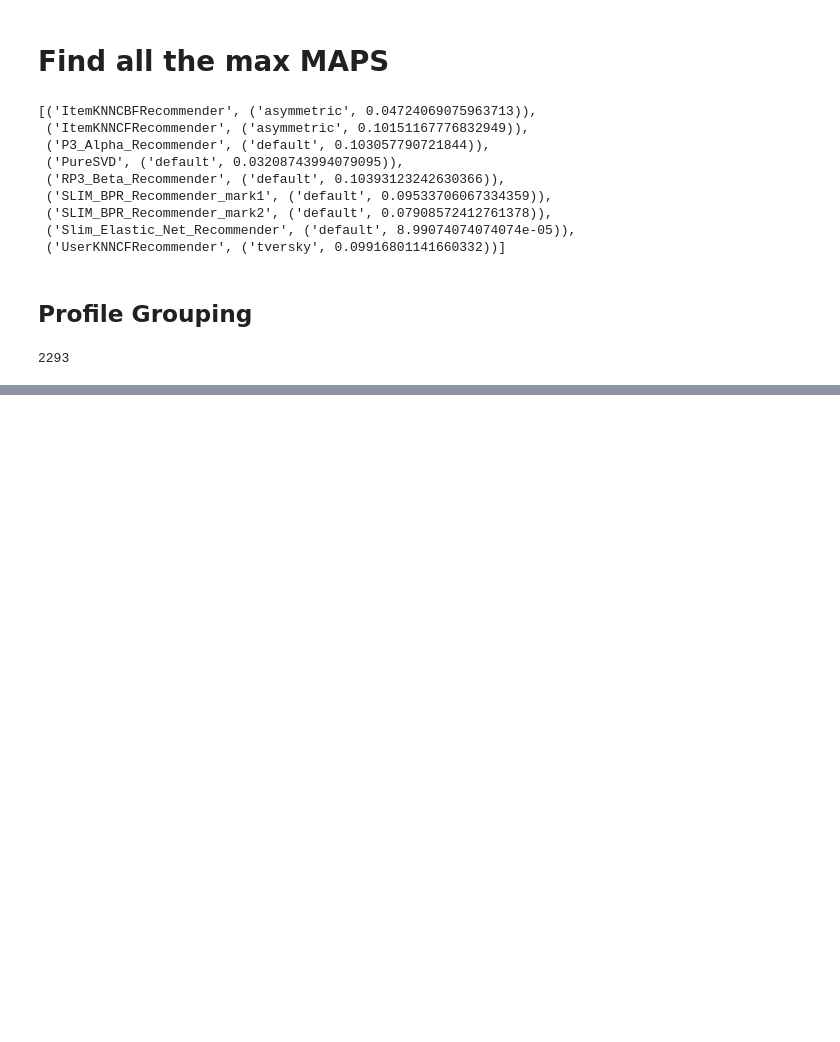
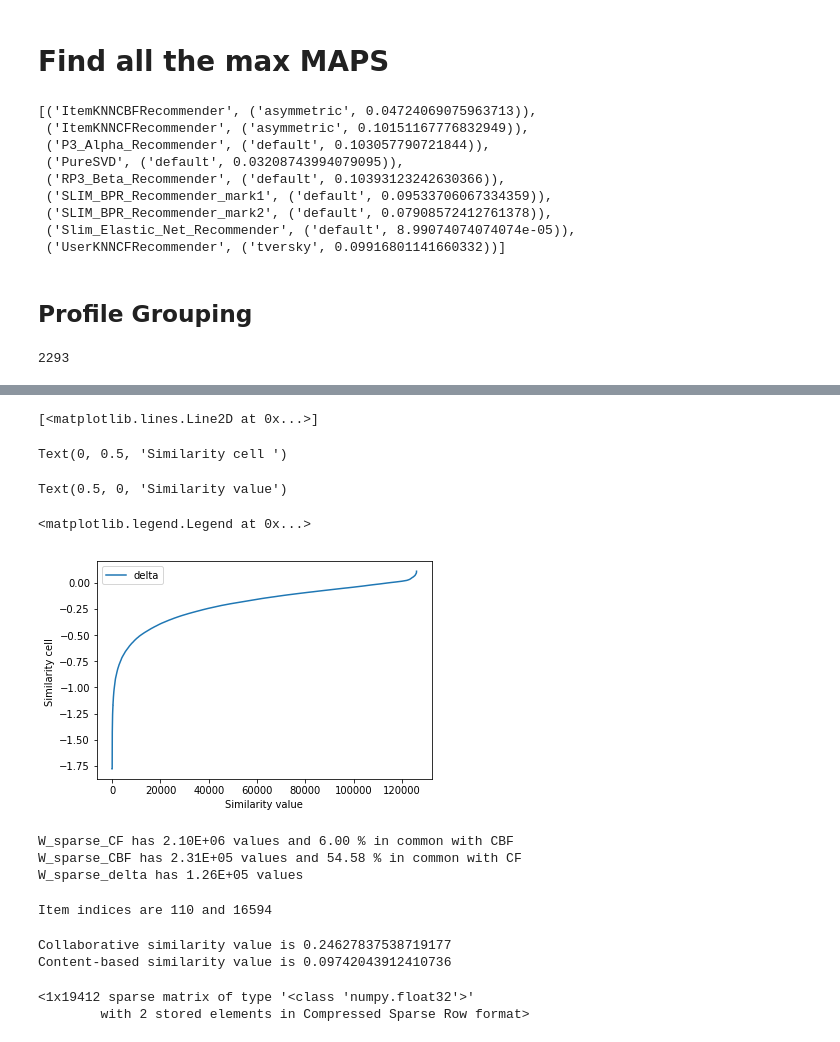
Before and after one commit to yigitozgumus/PolimiRecSys2018, a Jupyter notebook: Main.ipynb, the cells around one changed output, grey strips where cells are left out. Cells and saved outputs as stored; diff of their text form; code cells hidden in the pictures; blank space fills up the shorter version.

```diff
--- a/Main.ipynb
+++ b/Main.ipynb
@@ -347,0 +367,37 @@ t.W_sparse
+# %%
+# Get common structure
+W_sparse_CF_structure = W_sparse_CF.copy()
+W_sparse_CF_structure.data = np.ones_like(W_sparse_CF_structure.data)
+
+W_sparse_CBF_structure = W_sparse_CBF.copy()
+W_sparse_CBF_structure.data = np.ones_like(W_sparse_CBF_structure.data)
+
+W_sparse_common = W_sparse_CF_structure.multiply(W_sparse_CBF_structure)
+
+# Get values of both in common structure of CF
+W_sparse_delta = W_sparse_CBF.copy().multiply(W_sparse_common)
+W_sparse_delta -= W_sparse_CF.copy().multiply(W_sparse_common)
+# %%
+W_sparse_delta_sorted = np.sort(W_sparse_delta.data.copy())
+pyplot.plot(W_sparse_delta_sorted, label = 'delta')
+pyplot.ylabel('Similarity cell ')
+pyplot.xlabel('Similarity value')
+pyplot.legend()
+pyplot.show()
+# %% [output]
+[<matplotlib.lines.Line2D at 0x...>]
+Text(0, 0.5, 'Similarity cell ')
+Text(0.5, 0, 'Similarity value')
+<matplotlib.legend.Legend at 0x...>
+[figure, added]
+# %%
+# How many values we have in common?
+
+print("W_sparse_CF has {:.2E} values and {:.2f} % in common with CBF".format(W_sparse_CF.nnz, W_sparse_common.nnz/W_sparse_CF.nnz*100))
+print("W_sparse_CBF has {:.2E} values and {:.2f} % in common with CF".format(W_sparse_CBF.nnz, W_sparse_common.nnz/W_sparse_CBF.nnz*100))
+
+print("W_sparse_delta has {:.2E} values".format(W_sparse_delta.nnz))
+# %% [output]
+W_sparse_CF has 2.10E+06 values and 6.00 % in common with CBF
+W_sparse_CBF has 2.31E+05 values and 54.58 % in common with CF
+W_sparse_delta has 1.26E+05 values
@@ -347,0 +410,18 @@ t.W_sparse
+# %%
+print("Item indices are {} and {}".format(item_index_1, item_index_2))
+# %% [output]
+Item indices are 110 and 16594
+# %%
+print("Collaborative similarity value is {}".format(W_sparse_CF[item_index_1, item_index_2]))
+print("Content-based similarity value is {}".format(W_sparse_CBF[item_index_1, item_index_2]))
+# %% [output]
+Collaborative similarity value is 0.24627837538719177
+Content-based similarity value is 0.09742043912410736
+# %%
+from base.RecommenderUtils import check_matrix
+ICM = check_matrix(data_reader.ICM,"csr")
+common_features = ICM[item_index_1,:].multiply(ICM[item_index_2,:])
+common_features
+# %% [output]
+<1x19412 sparse matrix of type '<class 'numpy.float32'>'
+        with 2 stored elements in Compressed Sparse Row format>
```
Also changed, not shown: parts of 24 cells of this notebook, 18 other files.
